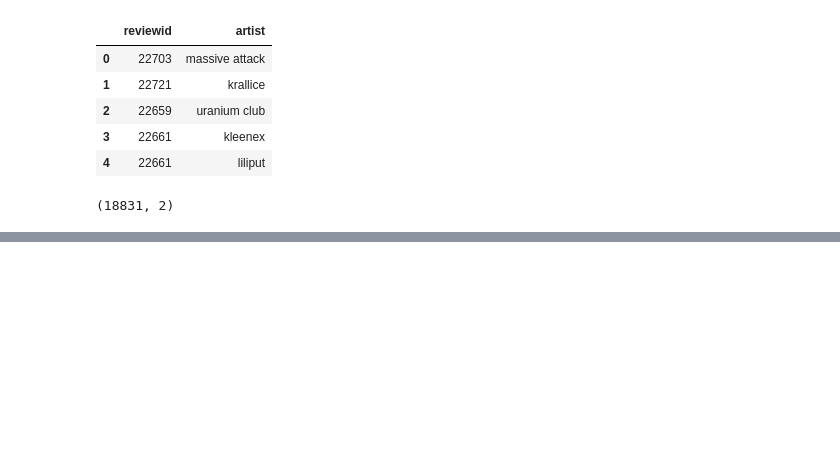
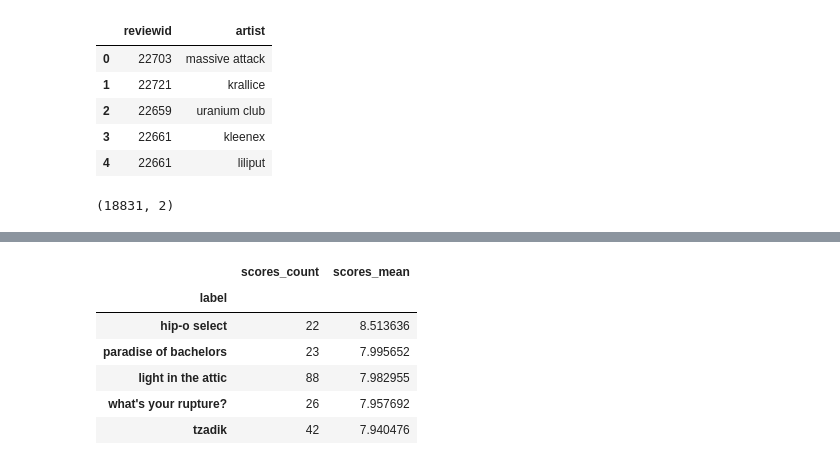
Before and after one commit to MPhillips55/Pitchfork_NLP_Analysis, a Jupyter notebook: Data/Dataset Basic Info.ipynb, the cells around one changed output, grey strips where cells are left out. Saved outputs shown, nothing was run; the diff lists cells and outputs as text; code cells hidden in the pictures; blank space fills up the shorter version.

```diff
--- a/Data/Dataset Basic Info.ipynb
+++ b/Data/Dataset Basic Info.ipynb
@@ -119,0 +256,13 @@ mdf3.to_csv('merged_review_data.csv')
+# %%
+label_info = label_info.loc[label_info['scores_count'] > 19, :]
+label_info_sort = label_info.sort_values(by='scores_mean', ascending=False)
+label_info_sort = label_info_sort[0:20]
+label_info_sort.head()
+# %% [output]
+|  | scores_count | scores_mean |
+| label |  |  |
+| hip-o select | 22 | 8.513636 |
+| paradise of bachelors | 23 | 7.995652 |
+| light in the attic | 88 | 7.982955 |
+| what's your rupture? | 26 | 7.957692 |
+| tzadik | 42 | 7.940476 |
```
Also changed, not shown: parts of 11 cells of this notebook.
